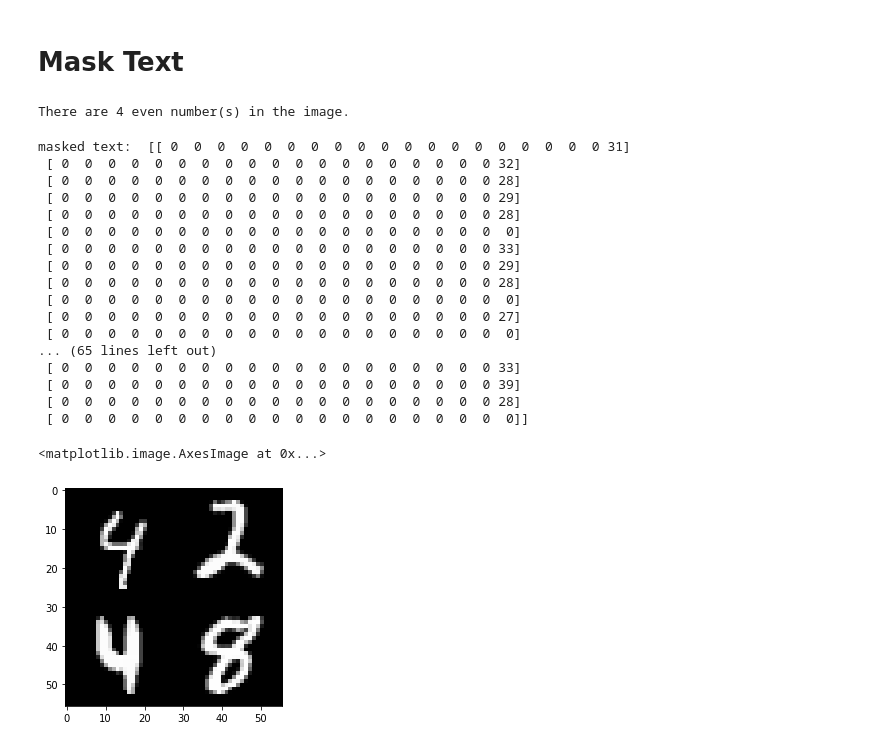
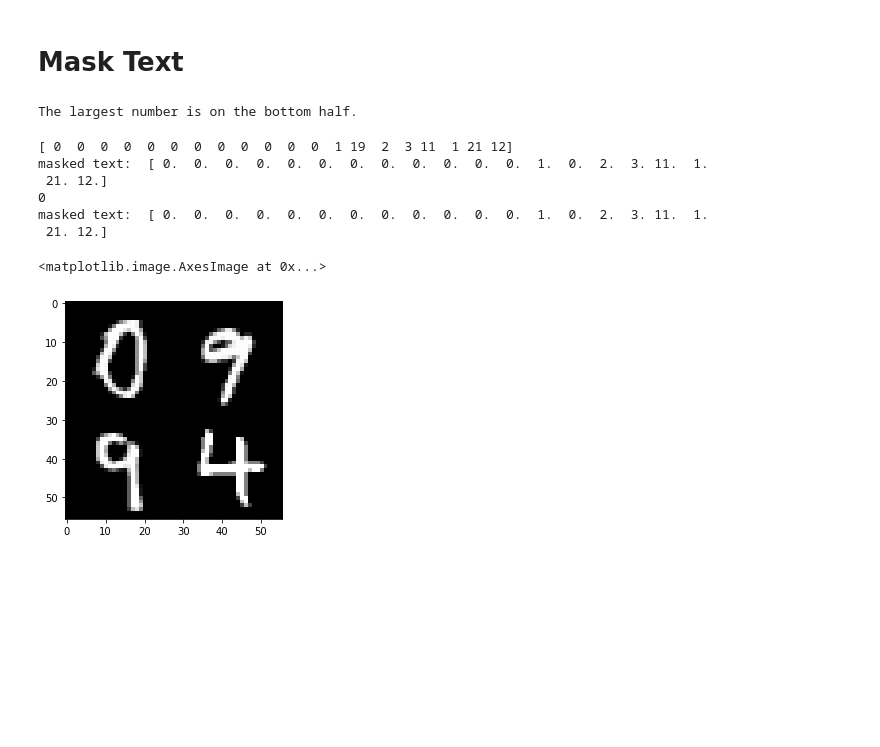
Before and after one commit to MichaelYxWang/CrossExplain, a Jupyter notebook: notebooks/multimodal_gradcam_mnist-Copy2.ipynb, the cells around one changed output. Saved outputs shown, nothing was run; the diff lists cells and outputs as text; code cells hidden in the pictures; blank space fills up the shorter version.

```diff
--- a/notebooks/multimodal_gradcam_mnist-Copy2.ipynb
+++ b/notebooks/multimodal_gradcam_mnist-Copy2.ipynb
@@ -30,6 +32,6 @@ import pickle
 # %%
 # Global Path Vairables
-ROOT_DIR =  "drive/MyDrive/11877-AMMML/dataset/"
+ROOT_DIR =  "../dataset/"
 DATASET_DIR = ROOT_DIR
 # %%
 DEVICE = torch.device('cuda' if torch.cuda.is_available() else 'cpu')
@@ -424,41 +440,30 @@ image_bytes = dataset["image"][index]
 text = dataset['text'][index]
 print(text)
 # %% [output]
-There are 4 even number(s) in the image.
+The largest number is on the bottom half.
 # %%
 def mask_text(text, index_list):
-    tokenizer.fit_on_texts(text)
-    tokenized_text = tokenizer.texts_to_sequences(text)
-    tokenized_text = pad_sequences(tokenized_text, maxlen=20)
+    print(text)
+    masked_text = np.zeros(text.shape)
+    masked_text[:] = text
     for index in index_list:
-        tokenized_text[index] = 0
-    print("masked text: ", tokenized_text)
-    return tokenized_text
+        masked_text[index] = 0
+    print("masked text: ", masked_text)
+    return masked_text
 # %%
-masked_text = mask_text(text, [])
+masked_text = mask_text(tokenized_texts[index], [13])
 print(dataset['label'][index])
 print("masked text: ", masked_text)
 plt.imshow(image_bytes, cmap=plt.cm.gray)
 # %% [output]
-masked text:  [[ 0  0  0  0  0  0  0  0  0  0  0  0  0  0  0  0  0  0  0 31]
- [ 0  0  0  0  0  0  0  0  0  0  0  0  0  0  0  0  0  0  0 32]
- [ 0  0  0  0  0  0  0  0  0  0  0  0  0  0  0  0  0  0  0 28]
- [ 0  0  0  0  0  0  0  0  0  0  0  0  0  0  0  0  0  0  0 29]
- [ 0  0  0  0  0  0  0  0  0  0  0  0  0  0  0  0  0  0  0 28]
- [ 0  0  0  0  0  0  0  0  0  0  0  0  0  0  0  0  0  0  0  0]
- [ 0  0  0  0  0  0  0  0  0  0  0  0  0  0  0  0  0  0  0 33]
- [ 0  0  0  0  0  0  0  0  0  0  0  0  0  0  0  0  0  0  0 29]
- [ 0  0  0  0  0  0  0  0  0  0  0  0  0  0  0  0  0  0  0 28]
- [ 0  0  0  0  0  0  0  0  0  0  0  0  0  0  0  0  0  0  0  0]
- [ 0  0  0  0  0  0  0  0  0  0  0  0  0  0  0  0  0  0  0 27]
- [ 0  0  0  0  0  0  0  0  0  0  0  0  0  0  0  0  0  0  0  0]
-... (65 lines left out)
- [ 0  0  0  0  0  0  0  0  0  0  0  0  0  0  0  0  0  0  0 33]
- [ 0  0  0  0  0  0  0  0  0  0  0  0  0  0  0  0  0  0  0 39]
- [ 0  0  0  0  0  0  0  0  0  0  0  0  0  0  0  0  0  0  0 28]
- [ 0  0  0  0  0  0  0  0  0  0  0  0  0  0  0  0  0  0  0  0]]
+[ 0  0  0  0  0  0  0  0  0  0  0  0  1 19  2  3 11  1 21 12]
+masked text:  [ 0.  0.  0.  0.  0.  0.  0.  0.  0.  0.  0.  0.  1.  0.  2.  3. 11.  1.
+ 21. 12.]
+0
+masked text:  [ 0.  0.  0.  0.  0.  0.  0.  0.  0.  0.  0.  0.  1.  0.  2.  3. 11.  1.
+ 21. 12.]
 <matplotlib.image.AxesImage at 0x...>
-[figure, old version]
+[figure, new version]
 # %%
 cnn_inp = torch.from_numpy(np.expand_dims(np.expand_dims(image_bytes.astype(np.float32) / 255, 0), 0))
 cnn_inp = cnn_inp.to(DEVICE)
```
Also changed, not shown: parts of 8 cells of this notebook.
